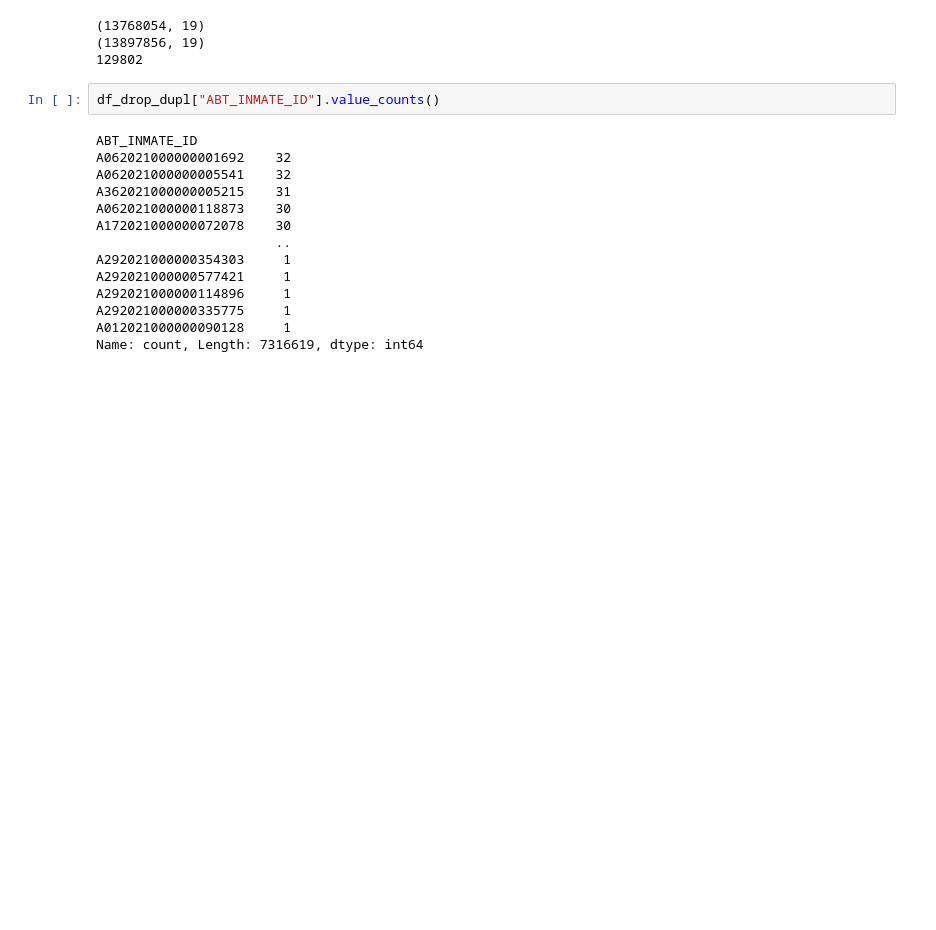
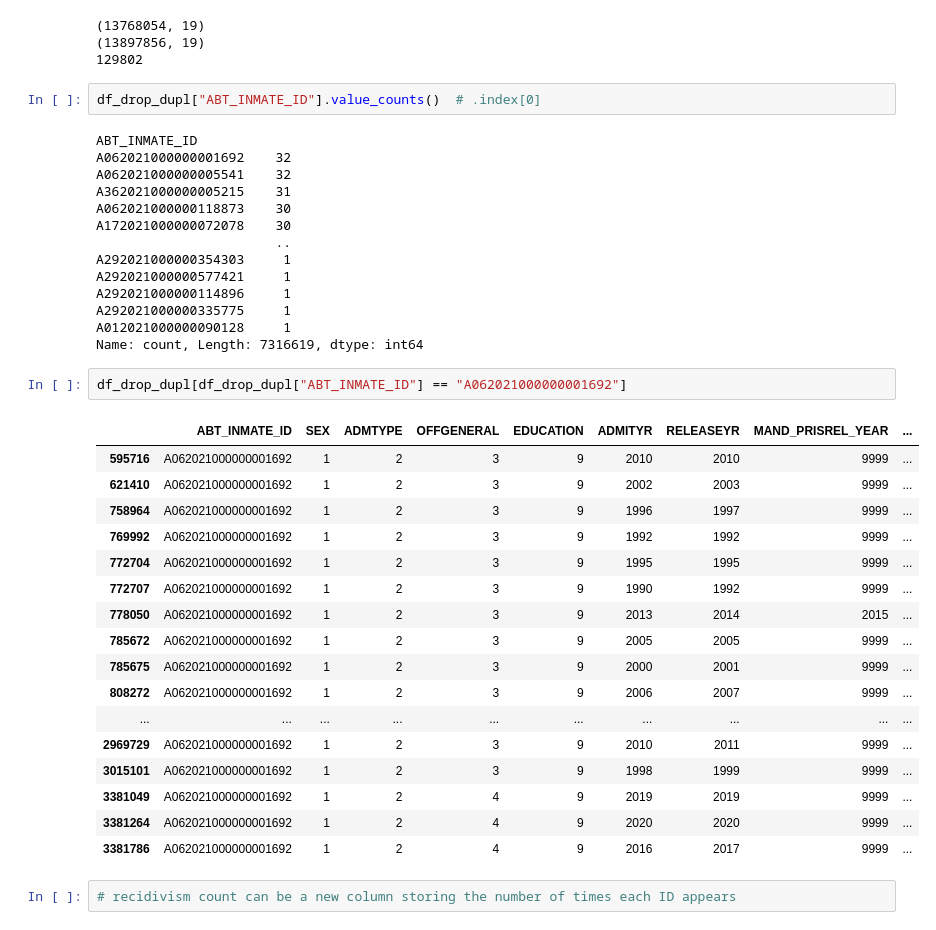
Before and after one commit to TeaTafaj/Recidivism-Education, a Jupyter notebook: eda.ipynb, the cells around one changed output. Drawn from its saved outputs; the diff is of its cells as text; blank space fills up the shorter version.

```diff
--- a/eda.ipynb
+++ b/eda.ipynb
@@ -351,7 +357,7 @@ print(df.shape[0] - df_drop_dupl.shape[0])
 (13897856, 19)
 129802
 # %%
-df_drop_dupl["ABT_INMATE_ID"].value_counts()
+df_drop_dupl["ABT_INMATE_ID"].value_counts()  # .index[0]
 # %% [output]
 ABT_INMATE_ID
 A062021000000001692    32
@@ -366,3 +372,25 @@ A292021000000114896     1
 A292021000000335775     1
 A012021000000090128     1
 Name: count, Length: 7316619, dtype: int64
+# %%
+df_drop_dupl[df_drop_dupl["ABT_INMATE_ID"] == "A062021000000001692"]
+# %% [output]
+|  | ABT_INMATE_ID | SEX | ADMTYPE | OFFGENERAL | EDUCATION | ADMITYR | RELEASEYR | MAND_PRISREL_YEAR | ... |
+| 595716 | A062021000000001692 | 1 | 2 | 3 | 9 | 2010 | 2010 | 9999 | ... |
+| 621410 | A062021000000001692 | 1 | 2 | 3 | 9 | 2002 | 2003 | 9999 | ... |
+| 758964 | A062021000000001692 | 1 | 2 | 3 | 9 | 1996 | 1997 | 9999 | ... |
+| 769992 | A062021000000001692 | 1 | 2 | 3 | 9 | 1992 | 1992 | 9999 | ... |
+| 772704 | A062021000000001692 | 1 | 2 | 3 | 9 | 1995 | 1995 | 9999 | ... |
+| 772707 | A062021000000001692 | 1 | 2 | 3 | 9 | 1990 | 1992 | 9999 | ... |
+| 778050 | A062021000000001692 | 1 | 2 | 3 | 9 | 2013 | 2014 | 2015 | ... |
+| 785672 | A062021000000001692 | 1 | 2 | 3 | 9 | 2005 | 2005 | 9999 | ... |
+| 785675 | A062021000000001692 | 1 | 2 | 3 | 9 | 2000 | 2001 | 9999 | ... |
+| 808272 | A062021000000001692 | 1 | 2 | 3 | 9 | 2006 | 2007 | 9999 | ... |
+| ... | ... | ... | ... | ... | ... | ... | ... | ... | ... |
+| 2969729 | A062021000000001692 | 1 | 2 | 3 | 9 | 2010 | 2011 | 9999 | ... |
+| 3015101 | A062021000000001692 | 1 | 2 | 3 | 9 | 1998 | 1999 | 9999 | ... |
+| 3381049 | A062021000000001692 | 1 | 2 | 4 | 9 | 2019 | 2019 | 9999 | ... |
+| 3381264 | A062021000000001692 | 1 | 2 | 4 | 9 | 2020 | 2020 | 9999 | ... |
+| 3381786 | A062021000000001692 | 1 | 2 | 4 | 9 | 2016 | 2017 | 9999 | ... |
+# %%
+# recidivism count can be a new column storing the number of times each ID appears
```
Also changed, not shown: parts of 13 cells of this notebook.
